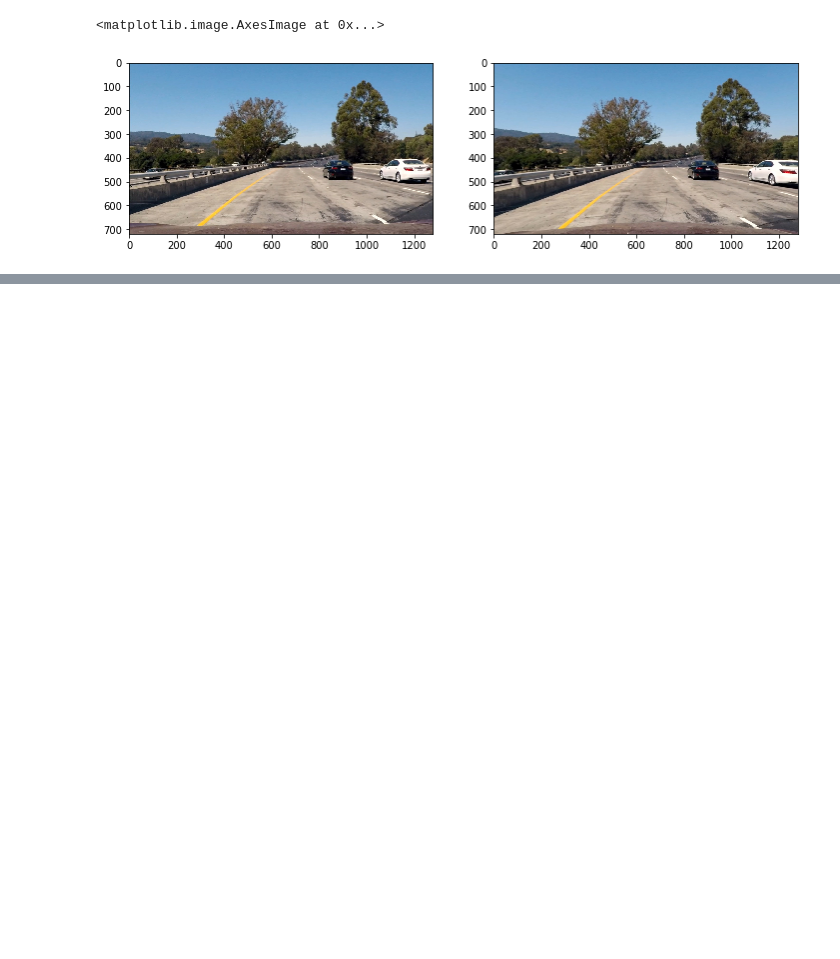
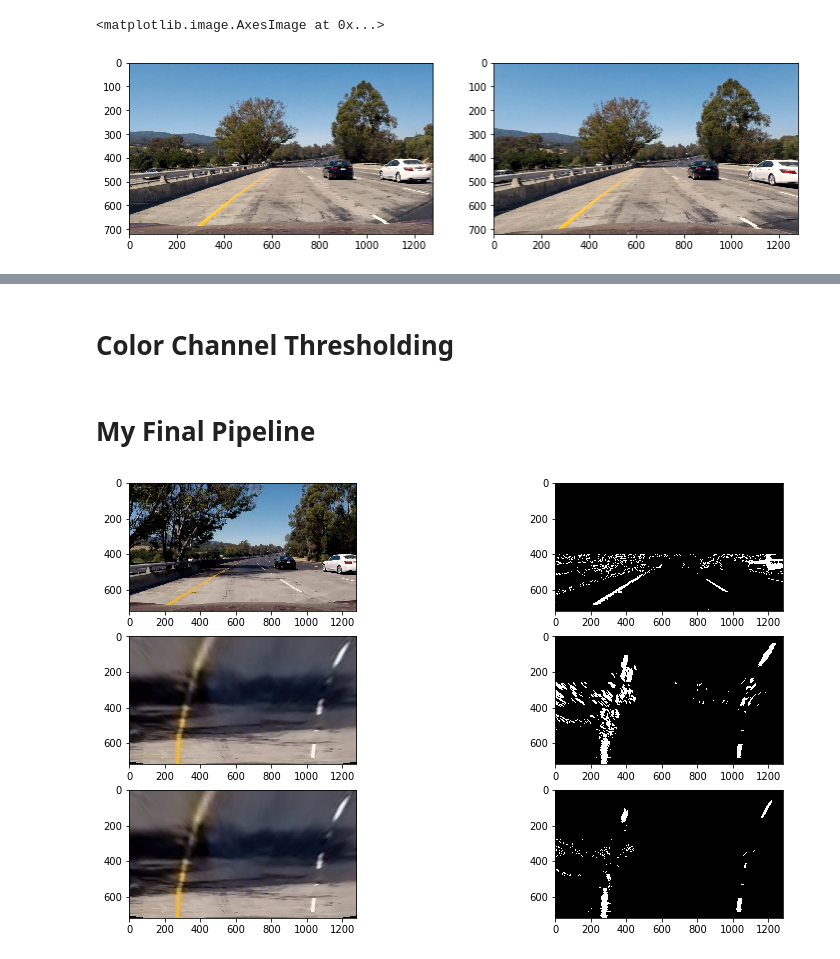
Before and after one commit to johannesdeselaers/CarND-Advanced-Lane-Lines, a Jupyter notebook: LaneDetectionPipeline.ipynb, the cells around one changed output, grey strips where cells are left out. Drawn from its saved outputs; the diff is of its cells as text; code cells hidden in the pictures; blank space fills up the shorter version.

```diff
--- a/LaneDetectionPipeline.ipynb
+++ b/LaneDetectionPipeline.ipynb
@@ -205,0 +175,2 @@ result = pipeline(image)
+# %% [markdown]
+# Color Channel Thresholding
@@ -205,0 +246,2 @@ result = pipeline(image)
+# %% [markdown]
+# My Final Pipeline
@@ -205,0 +315,26 @@ result = pipeline(image)
+# %%
+# testing the pipeline
+# two verions:
+# - extract marikings first, then get bridseye view
+# - get bridseye view first, then extract markings
+
+image = imread('test_images/test5.jpg')
+binary = lane_markings_binary(image)
+birdseye_image, _ = bridseye(image, calibration['mtx'], calibration['dist'])
+birdseye_binary, _ = bridseye(binary, calibration['mtx'], calibration['dist'])
+birdseye_binary_2 = lane_markings_binary(birdseye_image,0)
+
+figure, axarr = plt.subplots(3, 2, figsize=(14, 8))
+axarr[0,0].imshow(image)
+axarr[0,1].imshow(binary, cmap='gray')
+axarr[1,0].imshow(birdseye_image)
+axarr[1,1].imshow(birdseye_binary, cmap='gray')
+axarr[2,0].imshow(birdseye_image)
+axarr[2,1].imshow(birdseye_binary_2, cmap='gray')
+
+imsave('output_images/test5_thresholded.jpg', binary*255)
+imsave('output_images/test5_birdseye.jpg', birdseye_image)
+imsave('output_images/test5_thresholded_bridseye.jpg', birdseye_binary*255)
+imsave('output_images/test5_bridseye_thresholded.jpg', birdseye_binary_2*255)
+# %% [output]
+[figure, added]
```
Also changed, not shown: parts of 11 cells of this notebook, 7 other files.
